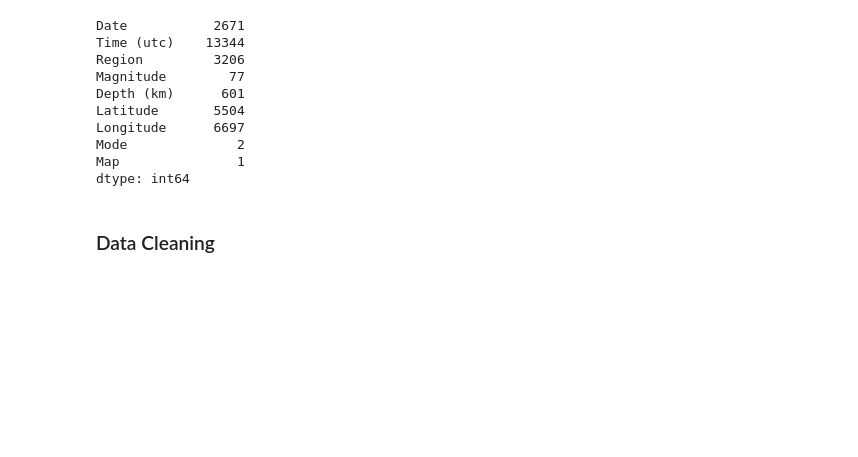
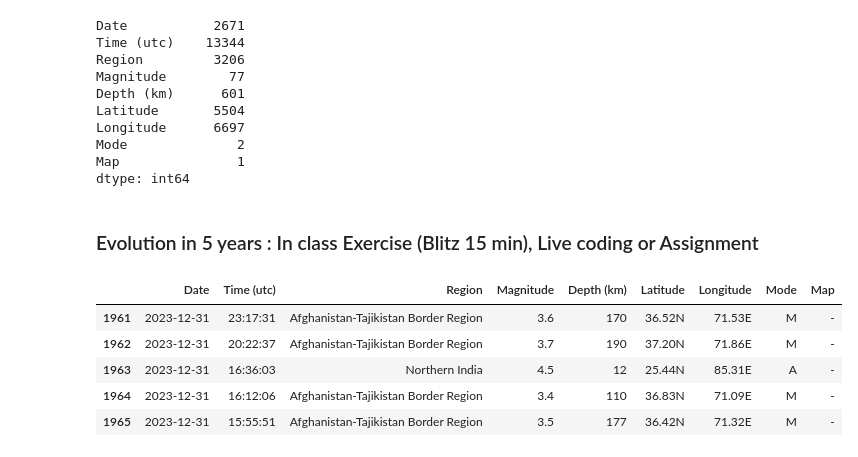
Before and after one commit to sak-15/Intro_to_python, a Jupyter notebook: data_manipulation.ipynb, the cells around one changed output. Saved outputs shown, nothing was run; the diff lists cells and outputs as text; code cells hidden in the pictures; blank space fills up the shorter version.

Commit message:
assignment

```diff
--- a/data_manipulation.ipynb
+++ b/data_manipulation.ipynb
@@ -39,5 +41,5 @@ Longitude      6697
 Mode              2
 Map               1
 dtype: int64
-# %% [markdown]
-### Data Cleaning
+# %% [markdown]
+### Evolution in 5 years : In class Exercise (Blitz 15 min), Live coding or Assignment
@@ -43,0 +49,10 @@ dtype: int64
+# %%
+#Display the head
+filtered_df.head()
+# %% [output]
+|  | Date | Time (utc) | Region | Magnitude | Depth (km) | Latitude | Longitude | Mode | Map |
+| 1961 | 2023-12-31 | 23:17:31 | Afghanistan-Tajikistan Border Region | 3.6 | 170 | 36.52N | 71.53E | M | - |
+| 1962 | 2023-12-31 | 20:22:37 | Afghanistan-Tajikistan Border Region | 3.7 | 190 | 37.20N | 71.86E | M | - |
+| 1963 | 2023-12-31 | 16:36:03 | Northern India | 4.5 | 12 | 25.44N | 85.31E | A | - |
+| 1964 | 2023-12-31 | 16:12:06 | Afghanistan-Tajikistan Border Region | 3.4 | 110 | 36.83N | 71.09E | M | - |
+| 1965 | 2023-12-31 | 15:55:51 | Afghanistan-Tajikistan Border Region | 3.5 | 177 | 36.42N | 71.32E | M | - |
```
Also changed, not shown: parts of 8 cells of this notebook.
